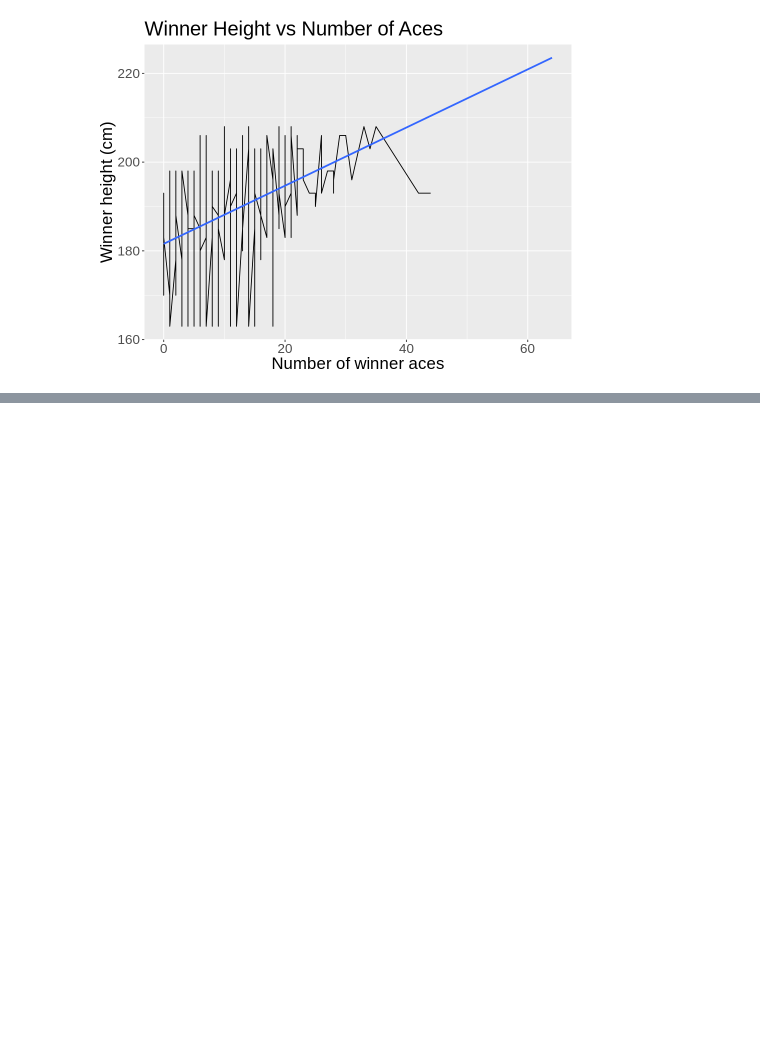
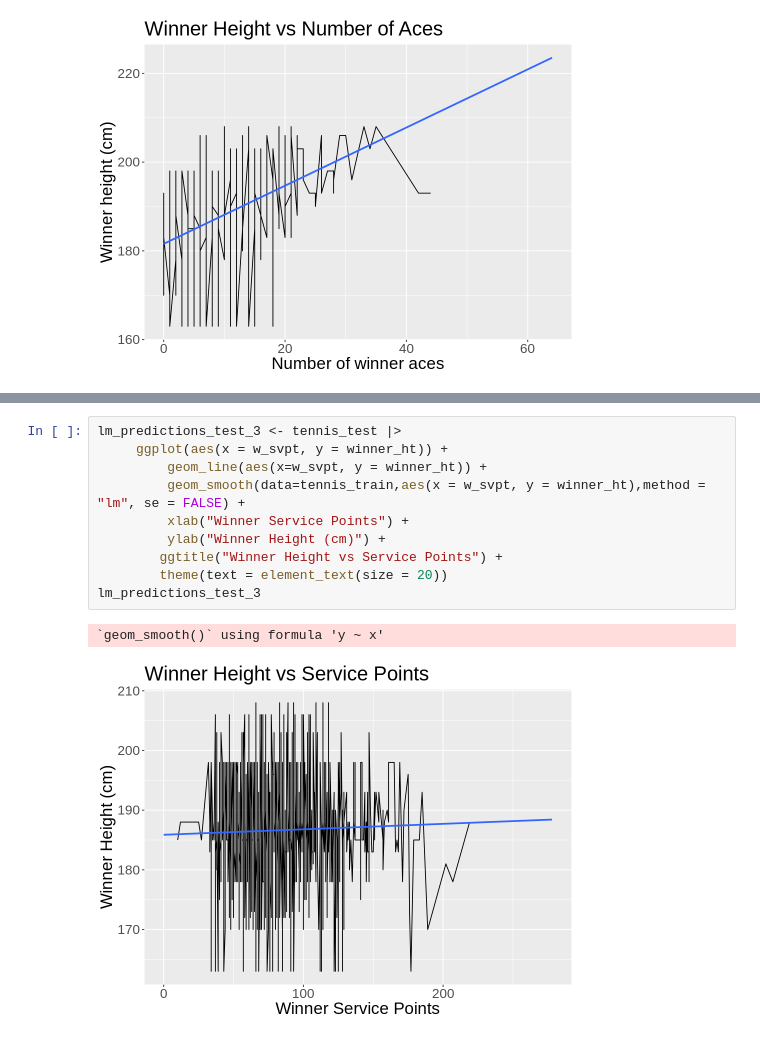
Before and after one commit to Tom0809/Group-Project, a Jupyter notebook: Group Project.ipynb, the cells around one changed output, grey strips where cells are left out. Cells and saved outputs as stored; diff of their text form; blank space fills up the shorter version.

```diff
--- a/Group Project.ipynb
+++ b/Group Project.ipynb
@@ -473,3 +455,16 @@ lm_predictions_test
 # %% [output]
 `geom_smooth()` using formula 'y ~ x'
 [figure]
+# %%
+lm_predictions_test_3 <- tennis_test |>
+     ggplot(aes(x = w_svpt, y = winner_ht)) +
+         geom_line(aes(x=w_svpt, y = winner_ht)) +
+         geom_smooth(data=tennis_train,aes(x = w_svpt, y = winner_ht),method = "lm", se = FALSE) +
+         xlab("Winner Service Points") +
+         ylab("Winner Height (cm)") +
+        ggtitle("Winner Height vs Service Points") +
+        theme(text = element_text(size = 20))
+lm_predictions_test_3
+# %% [output]
+`geom_smooth()` using formula 'y ~ x'
+[figure, added]
```
Also changed, not shown: parts of 3 cells of this notebook.
